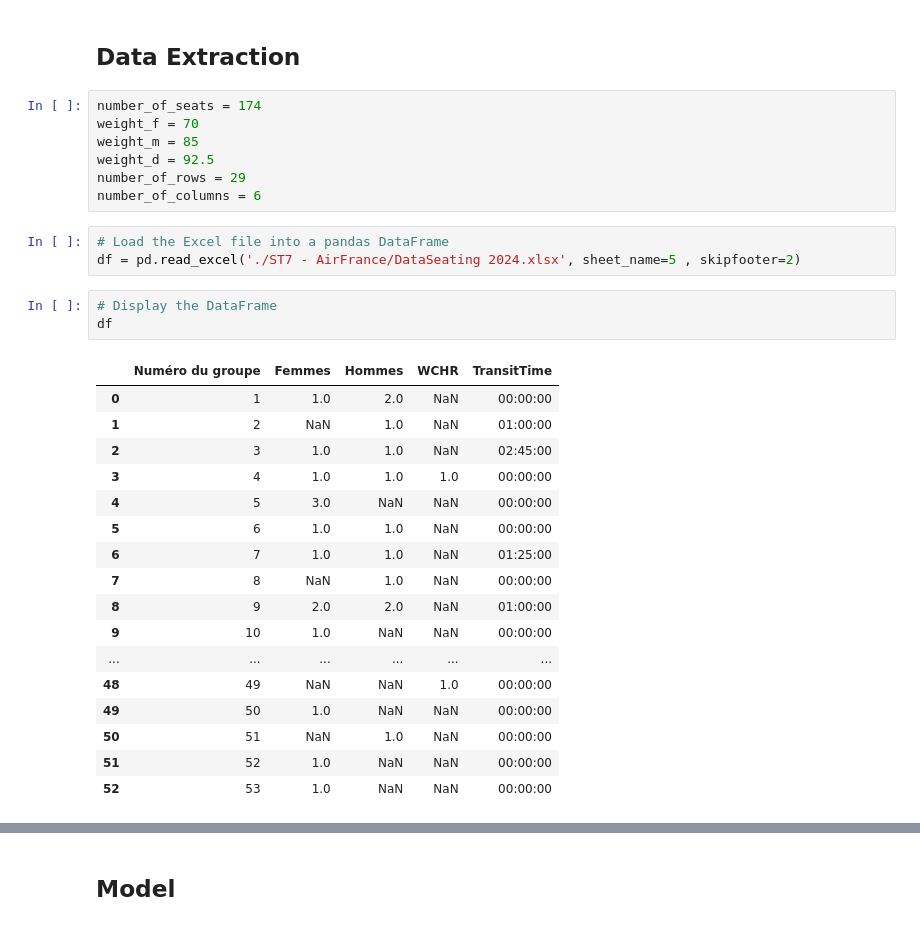
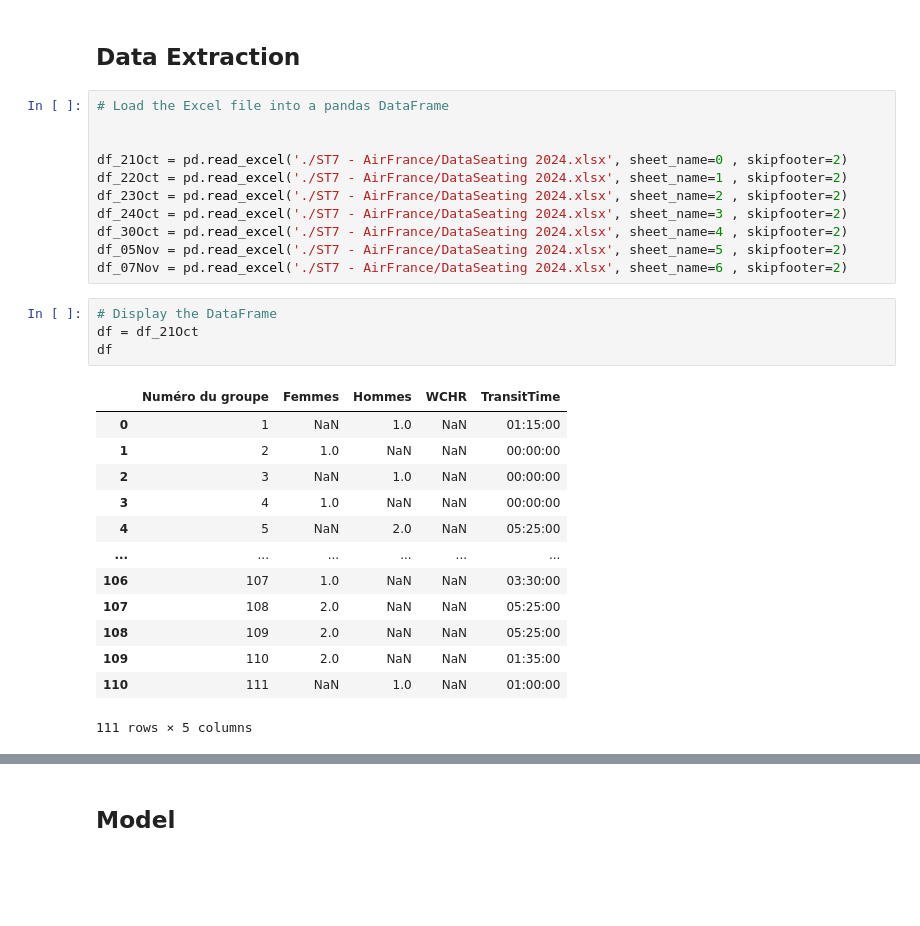
Before and after one commit to AlexandreRadigue/ST7_Opti_AirFrance, a Jupyter notebook: Ouissal's_code_new.ipynb, the cells around one changed output, grey strips where cells are left out. Saved outputs shown, nothing was run; the diff lists cells and outputs as text; blank space fills up the shorter version.

```diff
--- a/Ouissal's_code_new.ipynb
+++ b/Ouissal's_code_new.ipynb
@@ -17,37 +17,35 @@ import random
 from gurobipy import *
 # %% [markdown]
 ## Data Extraction
-# %%
-number_of_seats = 174
-weight_f = 70
-weight_m = 85
-weight_d = 92.5
-number_of_rows = 29
-number_of_columns = 6
-# %%
-# Load the Excel file into a pandas DataFrame
-df = pd.read_excel('./ST7 - AirFrance/DataSeating 2024.xlsx', sheet_name=5 , skipfooter=2)
+# %%
+# Load the Excel file into a pandas DataFrame
+
+
+df_21Oct = pd.read_excel('./ST7 - AirFrance/DataSeating 2024.xlsx', sheet_name=0 , skipfooter=2)
+df_22Oct = pd.read_excel('./ST7 - AirFrance/DataSeating 2024.xlsx', sheet_name=1 , skipfooter=2)
+df_23Oct = pd.read_excel('./ST7 - AirFrance/DataSeating 2024.xlsx', sheet_name=2 , skipfooter=2)
+df_24Oct = pd.read_excel('./ST7 - AirFrance/DataSeating 2024.xlsx', sheet_name=3 , skipfooter=2)
+df_30Oct = pd.read_excel('./ST7 - AirFrance/DataSeating 2024.xlsx', sheet_name=4 , skipfooter=2)
+df_05Nov = pd.read_excel('./ST7 - AirFrance/DataSeating 2024.xlsx', sheet_name=5 , skipfooter=2)
+df_07Nov = pd.read_excel('./ST7 - AirFrance/DataSeating 2024.xlsx', sheet_name=6 , skipfooter=2)
 # %%
 # Display the DataFrame
+df = df_21Oct
 df
 # %% [output]
 |  | Numéro du groupe | Femmes | Hommes | WCHR | TransitTime |
-| 0 | 1 | 1.0 | 2.0 | NaN | 00:00:00 |
-| 1 | 2 | NaN | 1.0 | NaN | 01:00:00 |
-| 2 | 3 | 1.0 | 1.0 | NaN | 02:45:00 |
-| 3 | 4 | 1.0 | 1.0 | 1.0 | 00:00:00 |
-| 4 | 5 | 3.0 | NaN | NaN | 00:00:00 |
-| 5 | 6 | 1.0 | 1.0 | NaN | 00:00:00 |
-| 6 | 7 | 1.0 | 1.0 | NaN | 01:25:00 |
-| 7 | 8 | NaN | 1.0 | NaN | 00:00:00 |
-| 8 | 9 | 2.0 | 2.0 | NaN | 01:00:00 |
-| 9 | 10 | 1.0 | NaN | NaN | 00:00:00 |
+| 0 | 1 | NaN | 1.0 | NaN | 01:15:00 |
+| 1 | 2 | 1.0 | NaN | NaN | 00:00:00 |
+| 2 | 3 | NaN | 1.0 | NaN | 00:00:00 |
+| 3 | 4 | 1.0 | NaN | NaN | 00:00:00 |
+| 4 | 5 | NaN | 2.0 | NaN | 05:25:00 |
 | ... | ... | ... | ... | ... | ... |
-| 48 | 49 | NaN | NaN | 1.0 | 00:00:00 |
-| 49 | 50 | 1.0 | NaN | NaN | 00:00:00 |
-| 50 | 51 | NaN | 1.0 | NaN | 00:00:00 |
-| 51 | 52 | 1.0 | NaN | NaN | 00:00:00 |
-| 52 | 53 | 1.0 | NaN | NaN | 00:00:00 |
+| 106 | 107 | 1.0 | NaN | NaN | 03:30:00 |
+| 107 | 108 | 2.0 | NaN | NaN | 05:25:00 |
+| 108 | 109 | 2.0 | NaN | NaN | 05:25:00 |
+| 109 | 110 | 2.0 | NaN | NaN | 01:35:00 |
+| 110 | 111 | NaN | 1.0 | NaN | 01:00:00 |
+111 rows × 5 columns
 # %%
 
 Passagers = dict()
```
Also changed, not shown: parts of 35 cells of this notebook.
